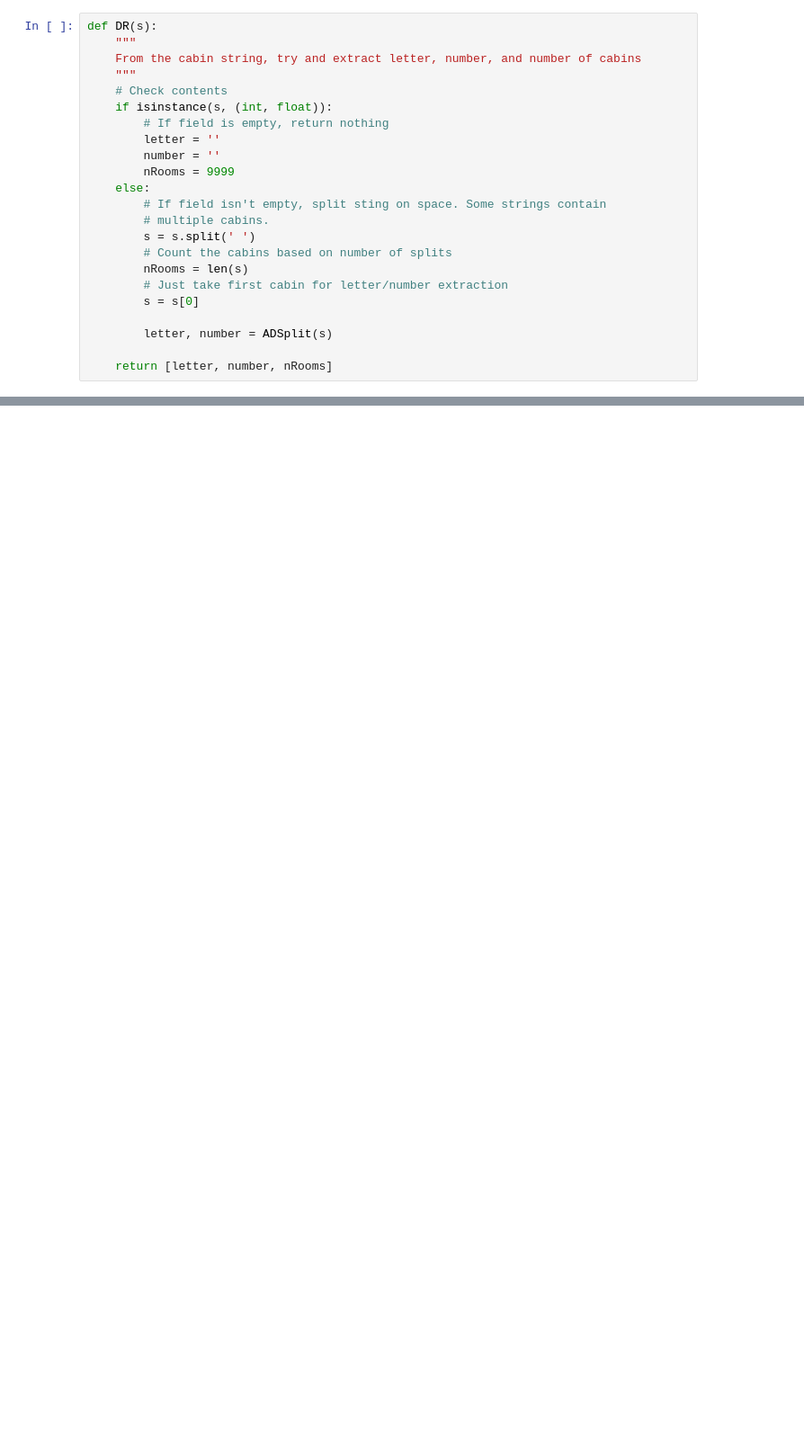
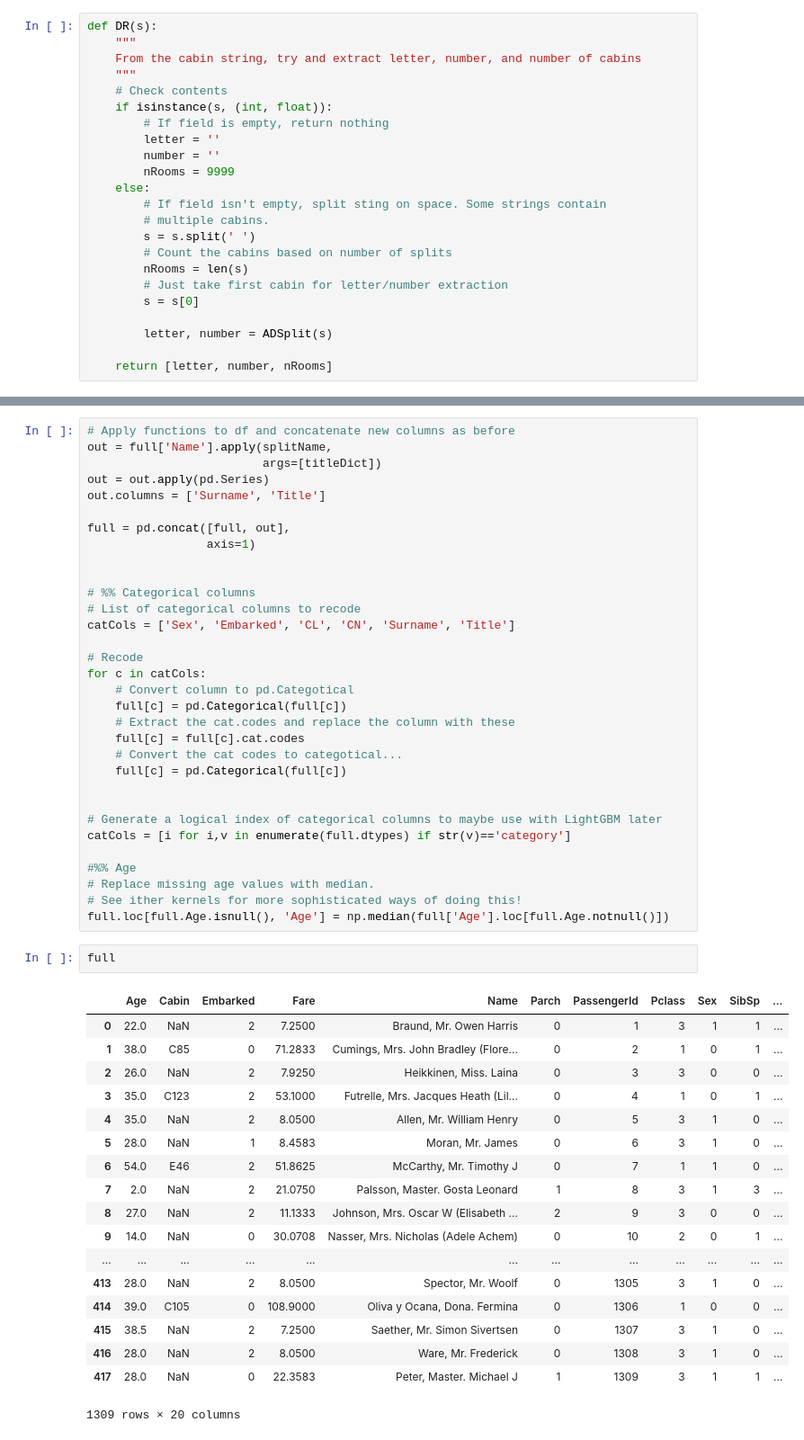
Before and after one commit to phusdt/LightGBM, a Jupyter notebook: Microsoft LightGBM with parameter tuning (~0.823).ipynb, the cells around one changed output, grey strips where cells are left out. Shown at 90% size. Drawn from its saved outputs; the diff is of its cells as text; blank space fills up the shorter version.

```diff
--- a/Microsoft LightGBM with parameter tuning (~0.823).ipynb
+++ b/Microsoft LightGBM with parameter tuning (~0.823).ipynb
@@ -140,0 +214,53 @@ full
+# %%
+# Apply functions to df and concatenate new columns as before
+out = full['Name'].apply(splitName,
+                         args=[titleDict])
+out = out.apply(pd.Series)
+out.columns = ['Surname', 'Title']
+
+full = pd.concat([full, out],
+                 axis=1)
+
+
+# %% Categorical columns
+# List of categorical columns to recode
+catCols = ['Sex', 'Embarked', 'CL', 'CN', 'Surname', 'Title']
+
+# Recode
+for c in catCols:
+    # Convert column to pd.Categotical
+    full[c] = pd.Categorical(full[c])
+    # Extract the cat.codes and replace the column with these
+    full[c] = full[c].cat.codes
+    # Convert the cat codes to categotical...
+    full[c] = pd.Categorical(full[c])
+
+
+# Generate a logical index of categorical columns to maybe use with LightGBM later
+catCols = [i for i,v in enumerate(full.dtypes) if str(v)=='category']
+
+#%% Age
+# Replace missing age values with median.
+# See ither kernels for more sophisticated ways of doing this!
+full.loc[full.Age.isnull(), 'Age'] = np.median(full['Age'].loc[full.Age.notnull()])
+# %%
+full
+# %% [output]
+|  | Age | Cabin | Embarked | Fare | Name | Parch | PassengerId | Pclass | Sex | SibSp | ... |
+| 0 | 22.0 | NaN | 2 | 7.2500 | Braund, Mr. Owen Harris | 0 | 1 | 3 | 1 | 1 | ... |
+| 1 | 38.0 | C85 | 0 | 71.2833 | Cumings, Mrs. John Bradley (Flore... | 0 | 2 | 1 | 0 | 1 | ... |
+| 2 | 26.0 | NaN | 2 | 7.9250 | Heikkinen, Miss. Laina | 0 | 3 | 3 | 0 | 0 | ... |
+| 3 | 35.0 | C123 | 2 | 53.1000 | Futrelle, Mrs. Jacques Heath (Lil... | 0 | 4 | 1 | 0 | 1 | ... |
+| 4 | 35.0 | NaN | 2 | 8.0500 | Allen, Mr. William Henry | 0 | 5 | 3 | 1 | 0 | ... |
+| 5 | 28.0 | NaN | 1 | 8.4583 | Moran, Mr. James | 0 | 6 | 3 | 1 | 0 | ... |
+| 6 | 54.0 | E46 | 2 | 51.8625 | McCarthy, Mr. Timothy J | 0 | 7 | 1 | 1 | 0 | ... |
+| 7 | 2.0 | NaN | 2 | 21.0750 | Palsson, Master. Gosta Leonard | 1 | 8 | 3 | 1 | 3 | ... |
+| 8 | 27.0 | NaN | 2 | 11.1333 | Johnson, Mrs. Oscar W (Elisabeth ... | 2 | 9 | 3 | 0 | 0 | ... |
+| 9 | 14.0 | NaN | 0 | 30.0708 | Nasser, Mrs. Nicholas (Adele Achem) | 0 | 10 | 2 | 0 | 1 | ... |
+| ... | ... | ... | ... | ... | ... | ... | ... | ... | ... | ... | ... |
+| 413 | 28.0 | NaN | 2 | 8.0500 | Spector, Mr. Woolf | 0 | 1305 | 3 | 1 | 0 | ... |
+| 414 | 39.0 | C105 | 0 | 108.9000 | Oliva y Ocana, Dona. Fermina | 0 | 1306 | 1 | 0 | 0 | ... |
+| 415 | 38.5 | NaN | 2 | 7.2500 | Saether, Mr. Simon Sivertsen | 0 | 1307 | 3 | 1 | 0 | ... |
+| 416 | 28.0 | NaN | 2 | 8.0500 | Ware, Mr. Frederick | 0 | 1308 | 3 | 1 | 0 | ... |
+| 417 | 28.0 | NaN | 0 | 22.3583 | Peter, Master. Michael J | 1 | 1309 | 3 | 1 | 1 | ... |
+1309 rows × 20 columns
```
Also changed, not shown: parts of 15 cells of this notebook.
